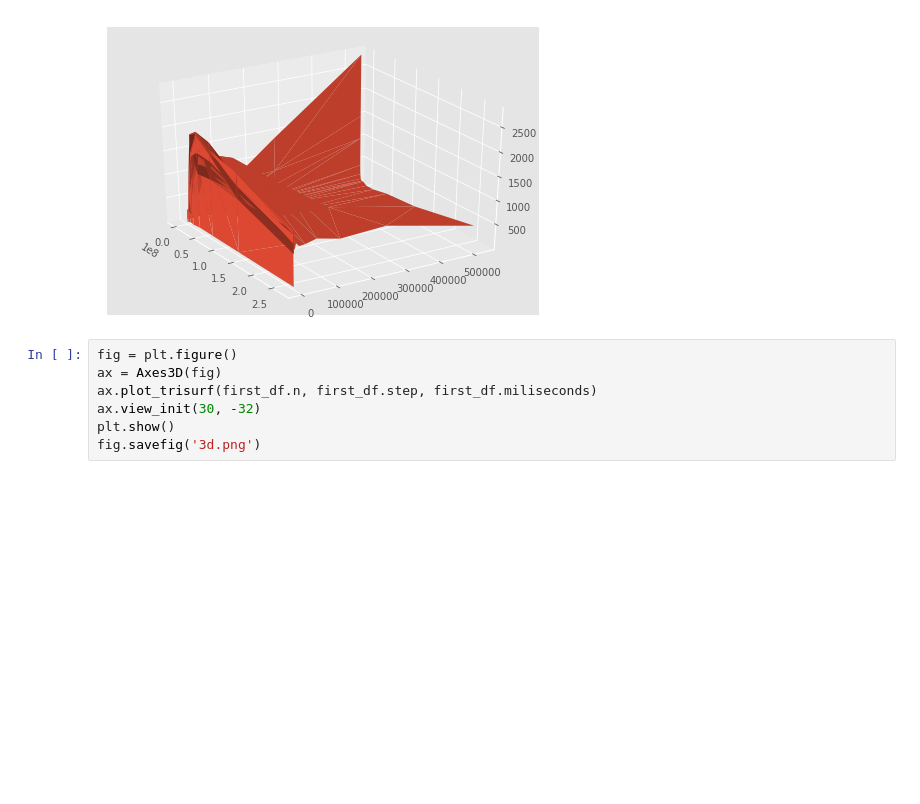
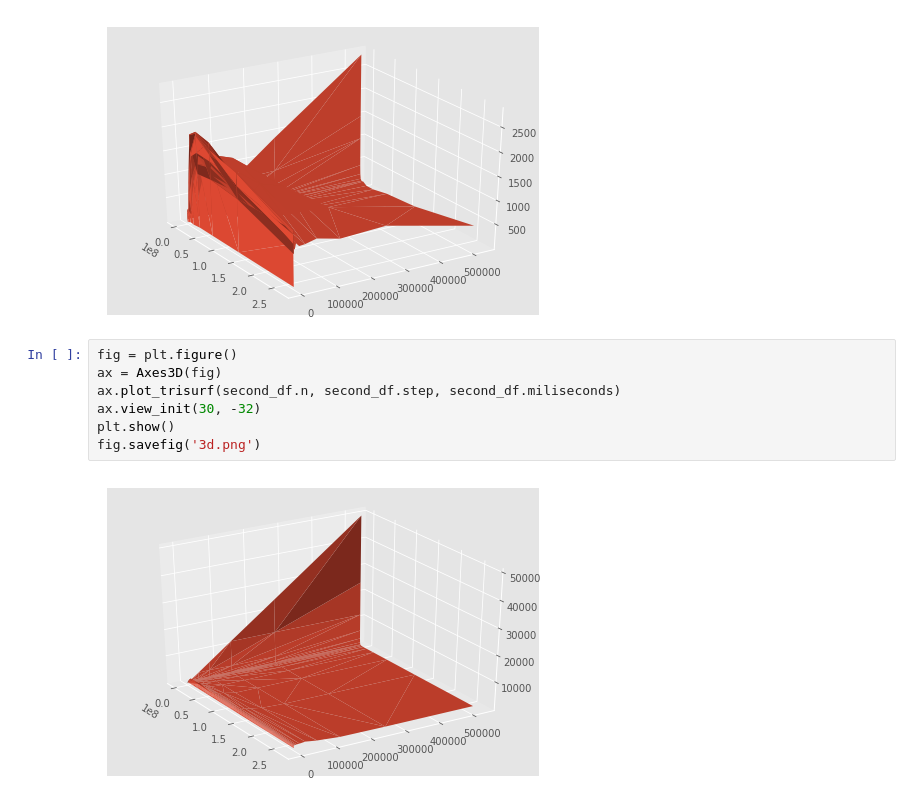
Before and after one commit to mmedum/computational_geometry_fun, a Jupyter notebook: handin1/python/Plots.ipynb, the cells around one changed output. Saved outputs shown, nothing was run; the diff lists cells and outputs as text; blank space fills up the shorter version.

Commit message:
plots

```diff
--- a/handin1/python/Plots.ipynb
+++ b/handin1/python/Plots.ipynb
@@ -110,10 +110,12 @@ fig.savefig('3d.png')
 # %%
 fig = plt.figure()
 ax = Axes3D(fig)
-ax.plot_trisurf(first_df.n, first_df.step, first_df.miliseconds)
+ax.plot_trisurf(second_df.n, second_df.step, second_df.miliseconds)
 ax.view_init(30, -32)
 plt.show()
 fig.savefig('3d.png')
+# %% [output]
+[figure, added]
 # %%
 fig = plt.figure()
 ax = plt.gca()
```
Also changed, not shown: parts of 2 cells of this notebook, 2 other files.
